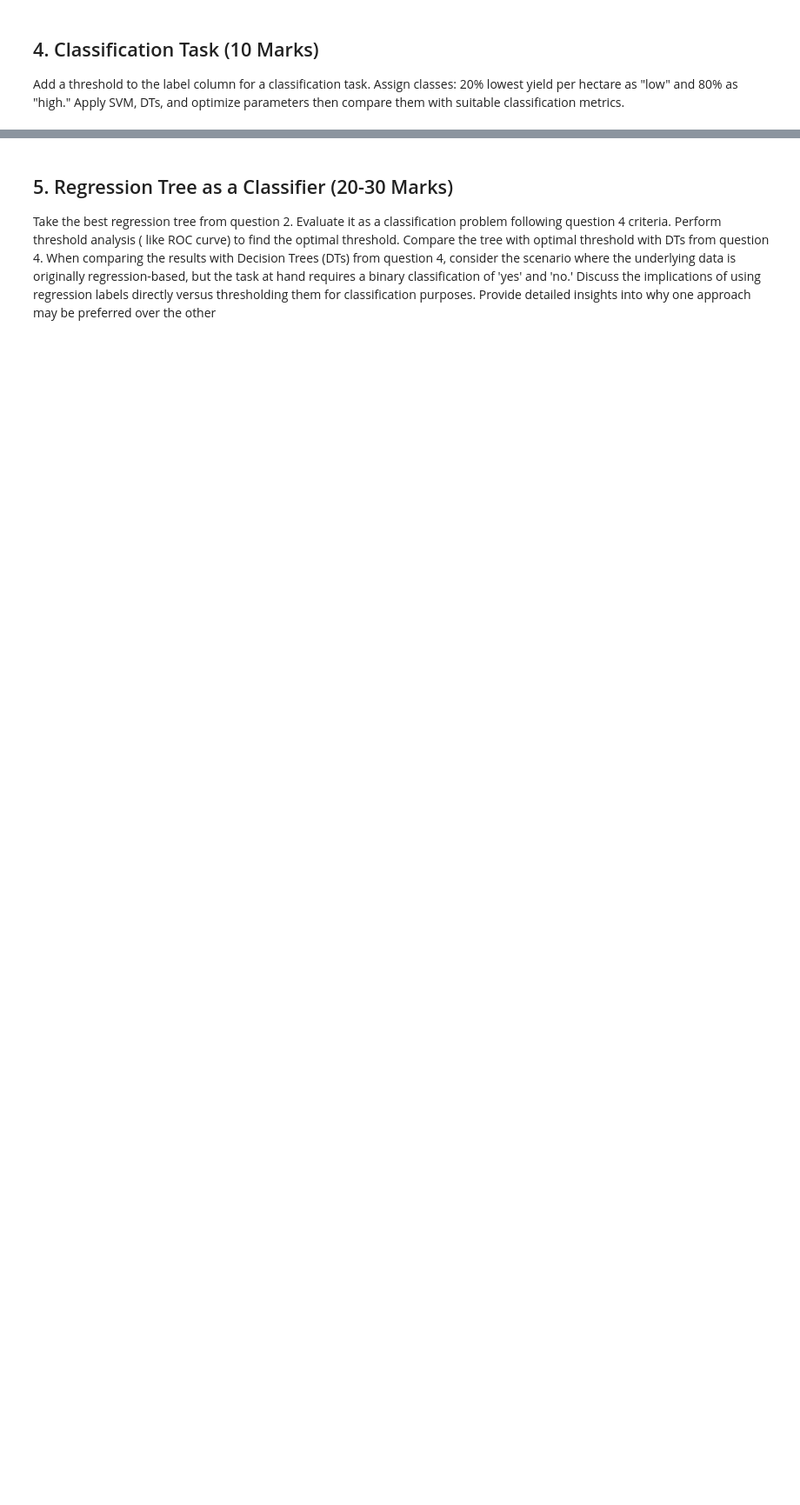
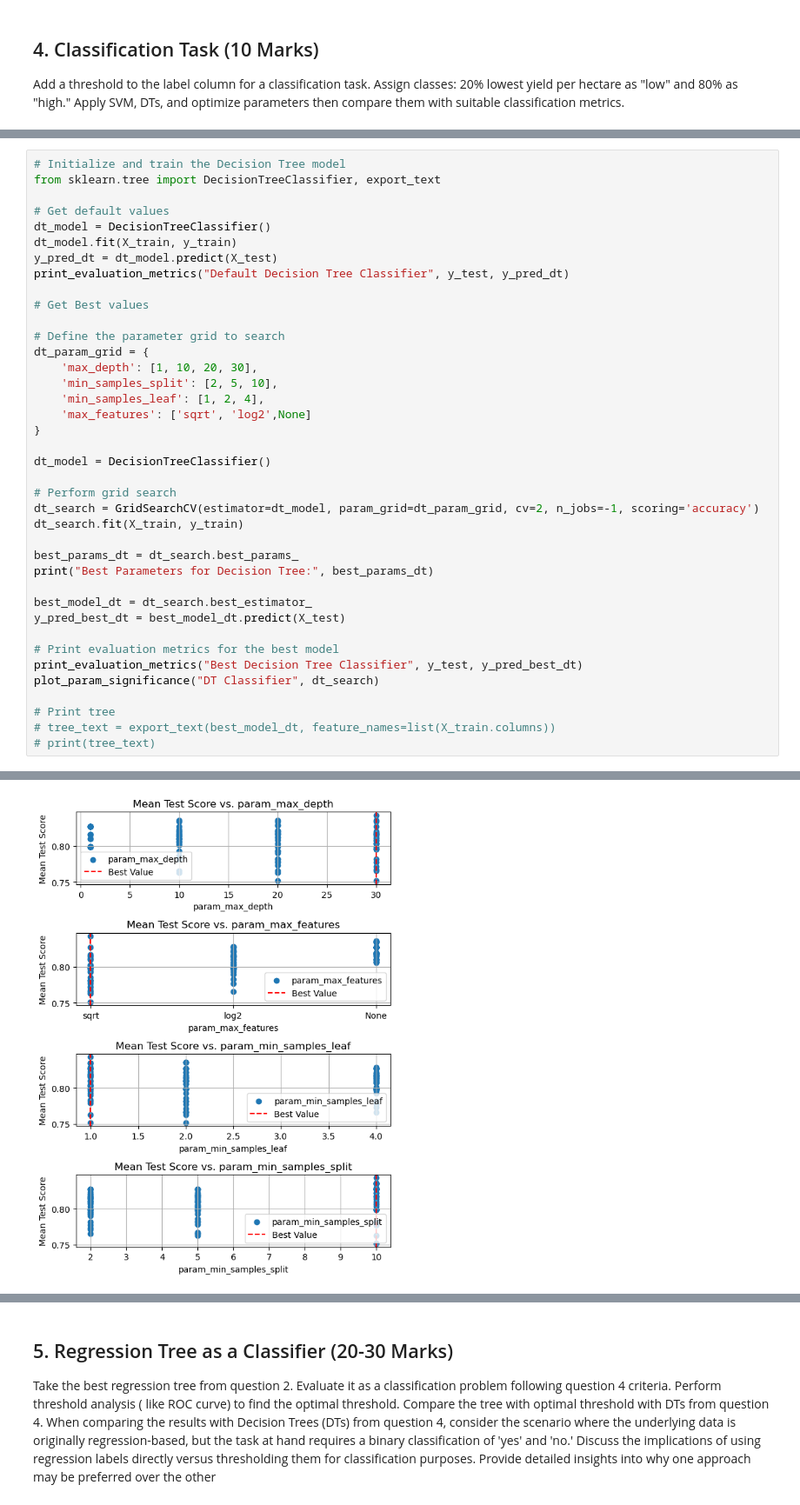
Before and after one commit to meglai/SYDE522, a Jupyter notebook: assignment2.ipynb, the cells around one changed output, grey strips where cells are left out. Shown at 87% size. Saved outputs shown, nothing was run; the diff lists cells and outputs as text; blank space fills up the shorter version.

```diff
--- a/assignment2.ipynb
+++ b/assignment2.ipynb
@@ -573,0 +674,40 @@ Apply SVM, DTs, and optimize parameters then compare them with suitable classifi
+# %%
+# Initialize and train the Decision Tree model
+from sklearn.tree import DecisionTreeClassifier, export_text
+
+# Get default values
+dt_model = DecisionTreeClassifier()
+dt_model.fit(X_train, y_train)
+y_pred_dt = dt_model.predict(X_test)
+print_evaluation_metrics("Default Decision Tree Classifier", y_test, y_pred_dt)
+
+# Get Best values
+
+# Define the parameter grid to search
+dt_param_grid = {
+    'max_depth': [1, 10, 20, 30],
+    'min_samples_split': [2, 5, 10],
+    'min_samples_leaf': [1, 2, 4],
+    'max_features': ['sqrt', 'log2',None]
+}
+
+dt_model = DecisionTreeClassifier()
+
+# Perform grid search
+dt_search = GridSearchCV(estimator=dt_model, param_grid=dt_param_grid, cv=2, n_jobs=-1, scoring='accuracy')
+dt_search.fit(X_train, y_train)
+
+best_params_dt = dt_search.best_params_
+print("Best Parameters for Decision Tree:", best_params_dt)
+
+best_model_dt = dt_search.best_estimator_
+y_pred_best_dt = best_model_dt.predict(X_test)
+
+# Print evaluation metrics for the best model
+print_evaluation_metrics("Best Decision Tree Classifier", y_test, y_pred_best_dt)
+plot_param_significance("DT Classifier", dt_search)
+
+# Print tree
+# tree_text = export_text(best_model_dt, feature_names=list(X_train.columns))
+# print(tree_text)
+# %% [output]
@@ -573,0 +728 @@ Apply SVM, DTs, and optimize parameters then compare them with suitable classifi
+[figure, added]
```
Also changed, not shown: parts of 11 cells of this notebook.
